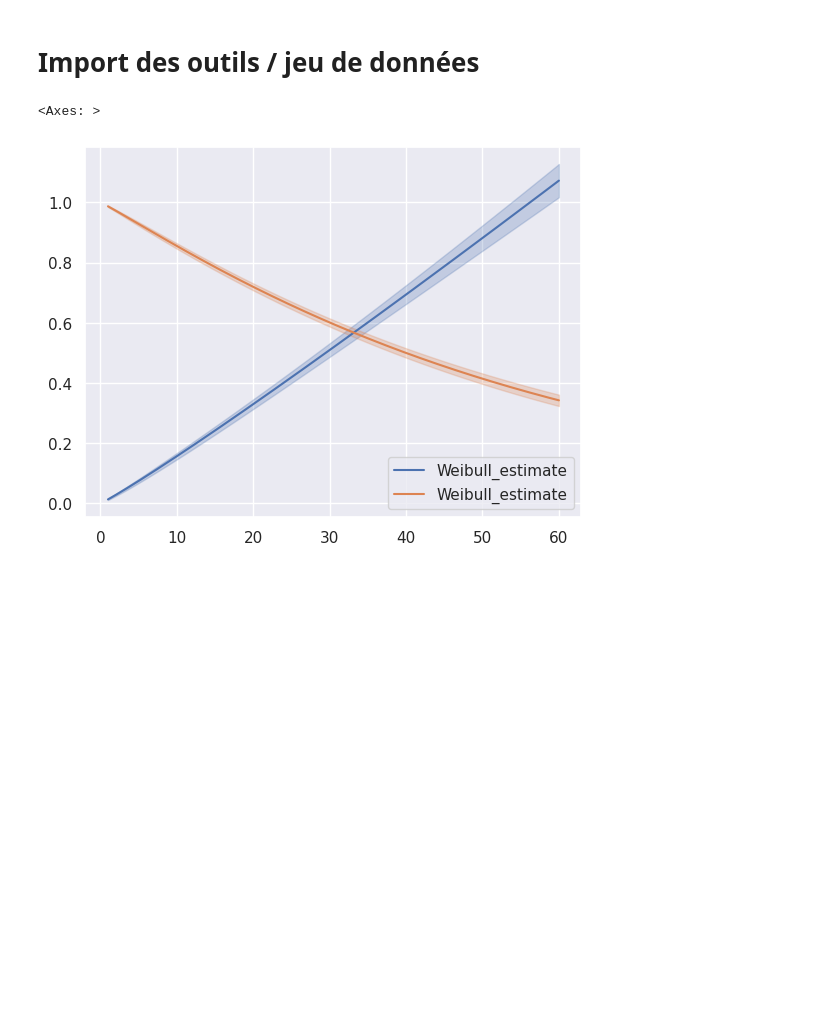
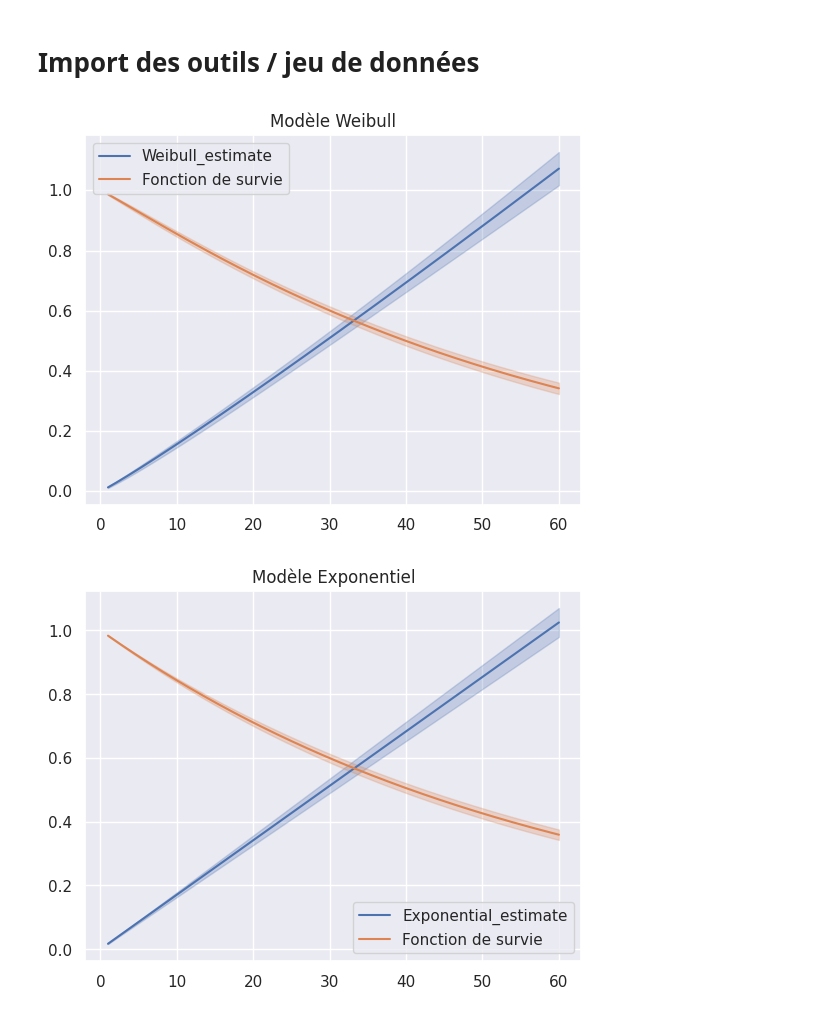
Before and after one commit to Ab2nour/kickstarter-project-analysis, a Jupyter notebook: src/parametric-estimation.ipynb, the cells around one changed output. Drawn from its saved outputs; the diff is of its cells as text; code cells hidden in the pictures; blank space fills up the shorter version.

Commit message:
feat(plot): add Exponential & Log-normal models

```diff
--- a/src/parametric-estimation.ipynb
+++ b/src/parametric-estimation.ipynb
@@ -16,11 +17,20 @@ df = pd.read_csv(
 # %%
 event_times = df["day_succ"]
 event_observed = df["Status"]
-# %%
-wbf = WeibullFitter()
-wbf.fit(event_times, event_observed)
-wbf.plot()
-wbf.plot_survival_function()
-# %% [output]
-<Axes: >
-[figure, removed]
+# %%
+models = {
+    "Weibull": WeibullFitter(),
+    "Exponentiel": ExponentialFitter(),
+    "Log-normal": LogNormalFitter(),
+}
+# %%
+for model_name, model in models.items():
+    model.fit(event_times, event_observed)
+    model.plot()
+    model.plot_survival_function(label="Fonction de survie")
+
+    plt.title(f"Modèle {model_name}")
+    plt.show()
+# %% [output]
+[figure, added]
+[figure, added]
```
Also changed, not shown: parts of 2 cells of this notebook.
